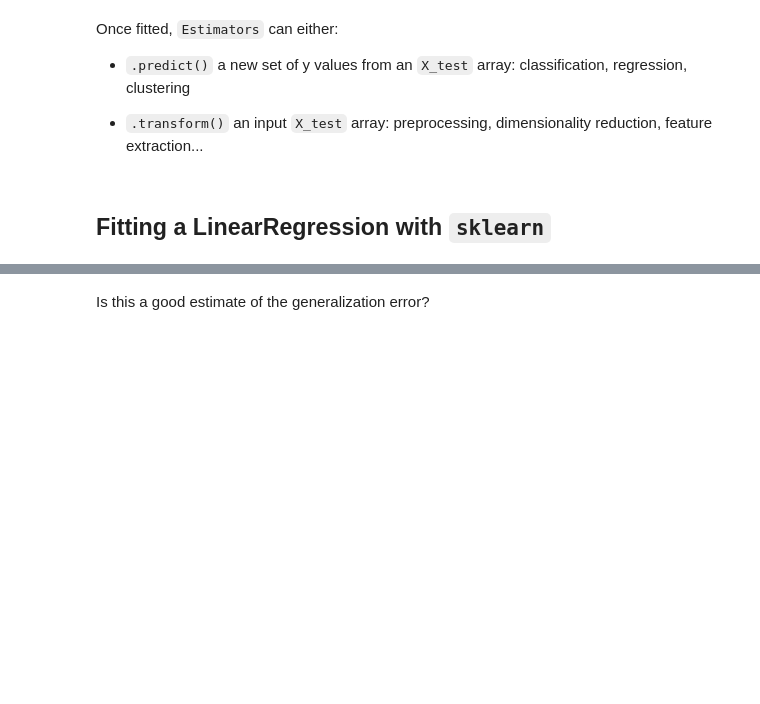
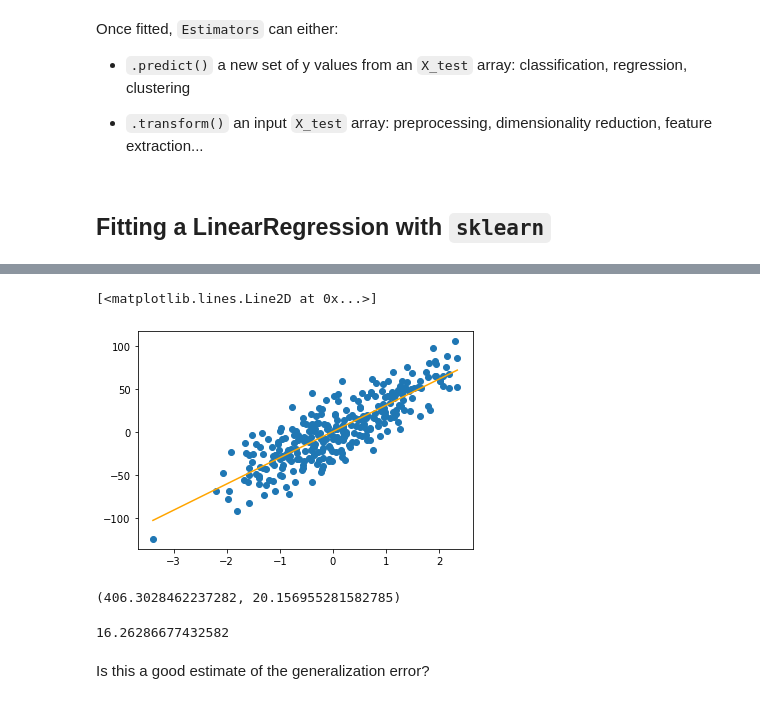
Before and after one commit to robertomanzanolopez/master-kschool, a Jupyter notebook: 08_Aprendizaje_supervisado_con_python/01-supervised_ml_I.empty.ipynb, the cells around one changed output, grey strips where cells are left out. Saved outputs shown, nothing was run; the diff lists cells and outputs as text; code cells hidden in the pictures; blank space fills up the shorter version.

```diff
--- a/08_Aprendizaje_supervisado_con_python/01-supervised_ml_I.empty.ipynb
+++ b/08_Aprendizaje_supervisado_con_python/01-supervised_ml_I.empty.ipynb
@@ -83,2 +188,31 @@ Once fitted, `Estimators` can either:
+# %%
+# si hacemos:
+y_hat2 = lr.predict(xs)
+#deberia salir lo mismo
+plt.scatter(X,y)
+plt.plot(xs,y_hat2,c='orange')
+# %% [output]
+[<matplotlib.lines.Line2D at 0x...>]
+[figure, added]
+# %%
+# MSE
+y_hat = lr.predict(X)
+(y - y_hat) ** 2
+# y ahora sacamos la media
+mse = np.mean((y - y_hat) ** 2)
+
+# RMS
+rmse = np.sqrt(mse)
+
+mse, rmse
+# %% [output]
+(406.3028462237282, 20.156955281582785)
+# %%
+# Error absoluto medio
+np.mean(np.abs(y - y_hat))
+
+#Esto significa que de media mi prediccion esta a 16.26 unidades del valor real
+# %% [output]
+16.26286677432582
 # %% [markdown]
 Is this a good estimate of the generalization error?
```
Also changed, not shown: parts of 40 cells of this notebook, 1 other file.
